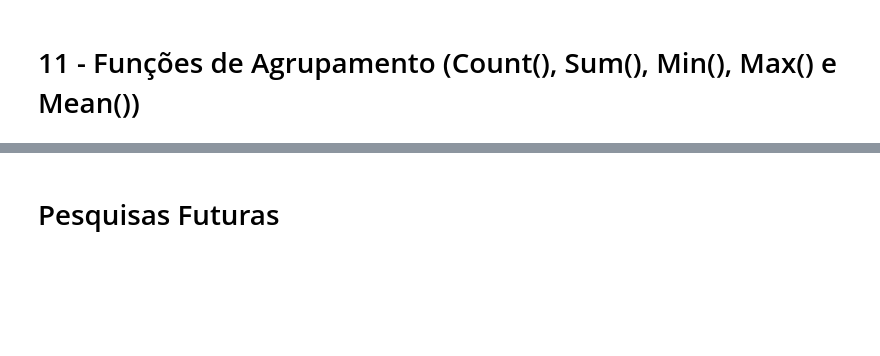
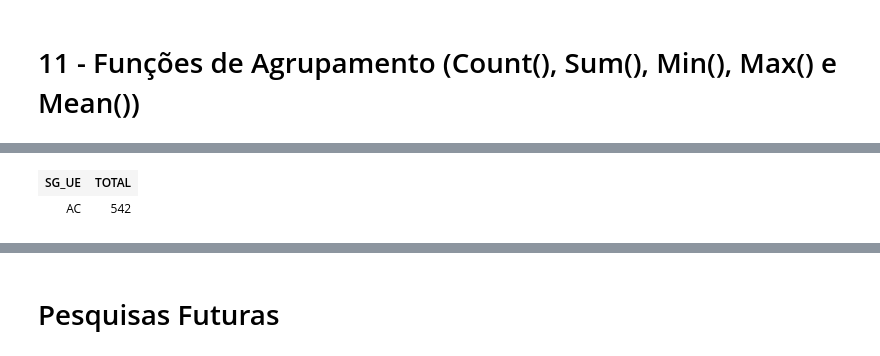
Before and after one commit to dbaassists/Projeto-KB-Spark, a Jupyter notebook: Projeto KB Spark.ipynb, the cells around one changed output, grey strips where cells are left out. Drawn from its saved outputs; the diff is of its cells as text; code cells hidden in the pictures; blank space fills up the shorter version.

```diff
--- a/Projeto KB Spark.ipynb
+++ b/Projeto KB Spark.ipynb
@@ -795,0 +891,12 @@ dfz.to_csv('../ProjetoSparkKB/Dados/teste.csv')
+# %%
+
+spark.sql("DROP VIEW IF EXISTS CANDIDATOS_AC")
+
+spark.sql("CREATE TEMPORARY VIEW CANDIDATOS_AC USING parquet OPTIONS (path \"../ProjetoSparkKB/Dados/CANDIDATOS_UF_ZIP/SG_UF=AC\")")
+
+dfAC = spark.sql("SELECT SG_UE , COUNT(1) TOTAL FROM CANDIDATOS_AC GROUP BY SG_UE")
+
+dfAC
+# %% [output]
+| SG_UE | TOTAL |
+| AC | 542 |
```
Also changed, not shown: parts of 34 cells of this notebook.
